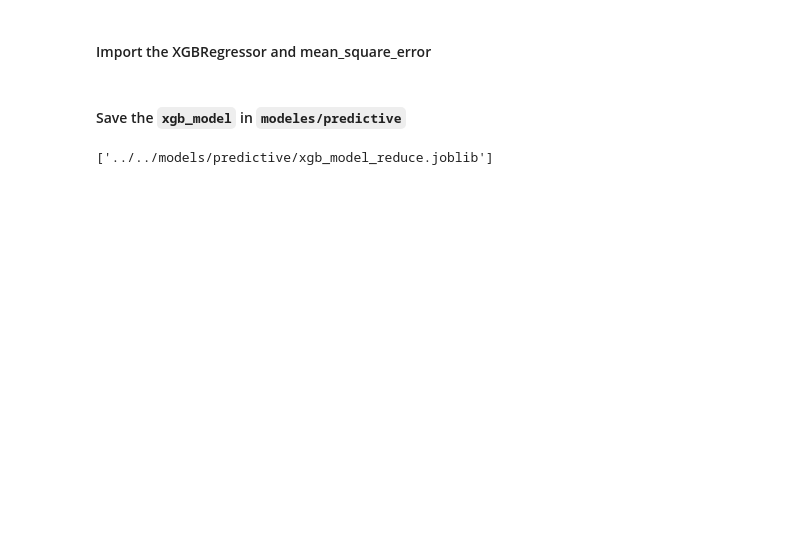
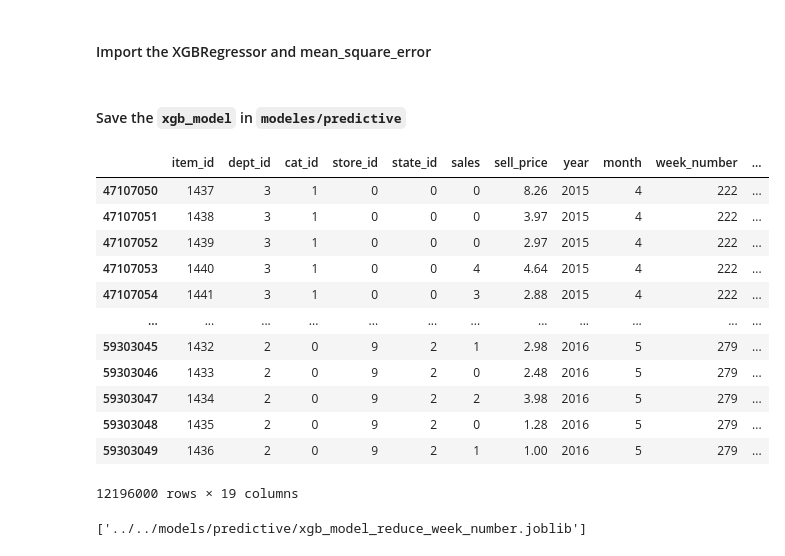
Before and after one commit to chuannarongvat/adv_mla_at2_14229898, a Jupyter notebook: notebooks/predictive/chingpayakmon_narongvat-14229898-predictive_xgboost_model.ipynb, the cells around one changed output. Drawn from its saved outputs; the diff is of its cells as text; code cells hidden in the pictures; blank space fills up the shorter version.

```diff
--- a/notebooks/predictive/chingpayakmon_narongvat-14229898-predictive_xgboost_model.ipynb
+++ b/notebooks/predictive/chingpayakmon_narongvat-14229898-predictive_xgboost_model.ipynb
@@ -158,12 +148,28 @@ xgb = XGBRegressor(objective='reg:tweedie', learning_rate=0.16, max_depth=9, sub
 xgb_model = xgb.fit(X_train, y_train)
 # %% [markdown]
 #### Save the `xgb_model` in `modeles/predictive`
+# %%
+X_test
+# %% [output]
+|  | item_id | dept_id | cat_id | store_id | state_id | sales | sell_price | year | month | week_number | ... |
+| 47107050 | 1437 | 3 | 1 | 0 | 0 | 0 | 8.26 | 2015 | 4 | 222 | ... |
+| 47107051 | 1438 | 3 | 1 | 0 | 0 | 0 | 3.97 | 2015 | 4 | 222 | ... |
+| 47107052 | 1439 | 3 | 1 | 0 | 0 | 0 | 2.97 | 2015 | 4 | 222 | ... |
+| 47107053 | 1440 | 3 | 1 | 0 | 0 | 4 | 4.64 | 2015 | 4 | 222 | ... |
+| 47107054 | 1441 | 3 | 1 | 0 | 0 | 3 | 2.88 | 2015 | 4 | 222 | ... |
+| ... | ... | ... | ... | ... | ... | ... | ... | ... | ... | ... | ... |
+| 59303045 | 1432 | 2 | 0 | 9 | 2 | 1 | 2.98 | 2016 | 5 | 279 | ... |
+| 59303046 | 1433 | 2 | 0 | 9 | 2 | 0 | 2.48 | 2016 | 5 | 279 | ... |
+| 59303047 | 1434 | 2 | 0 | 9 | 2 | 2 | 3.98 | 2016 | 5 | 279 | ... |
+| 59303048 | 1435 | 2 | 0 | 9 | 2 | 0 | 1.28 | 2016 | 5 | 279 | ... |
+| 59303049 | 1436 | 2 | 0 | 9 | 2 | 1 | 1.00 | 2016 | 5 | 279 | ... |
+12196000 rows × 19 columns
 # %%
 from joblib import dump
 # %%
-dump(xgb_model, '../../models/predictive/xgb_model_reduce.joblib')
+dump(xgb_model, '../../models/predictive/xgb_model_reduce_week_number.joblib')
 # %% [output]
-['../../models/predictive/xgb_model_reduce.joblib']
+['../../models/predictive/xgb_model_reduce_week_number.joblib']
 # %%
 y_pred = xgb_model.predict(X_test)
 # %%
```
Also changed, not shown: parts of 27 cells of this notebook, 7 other files.
